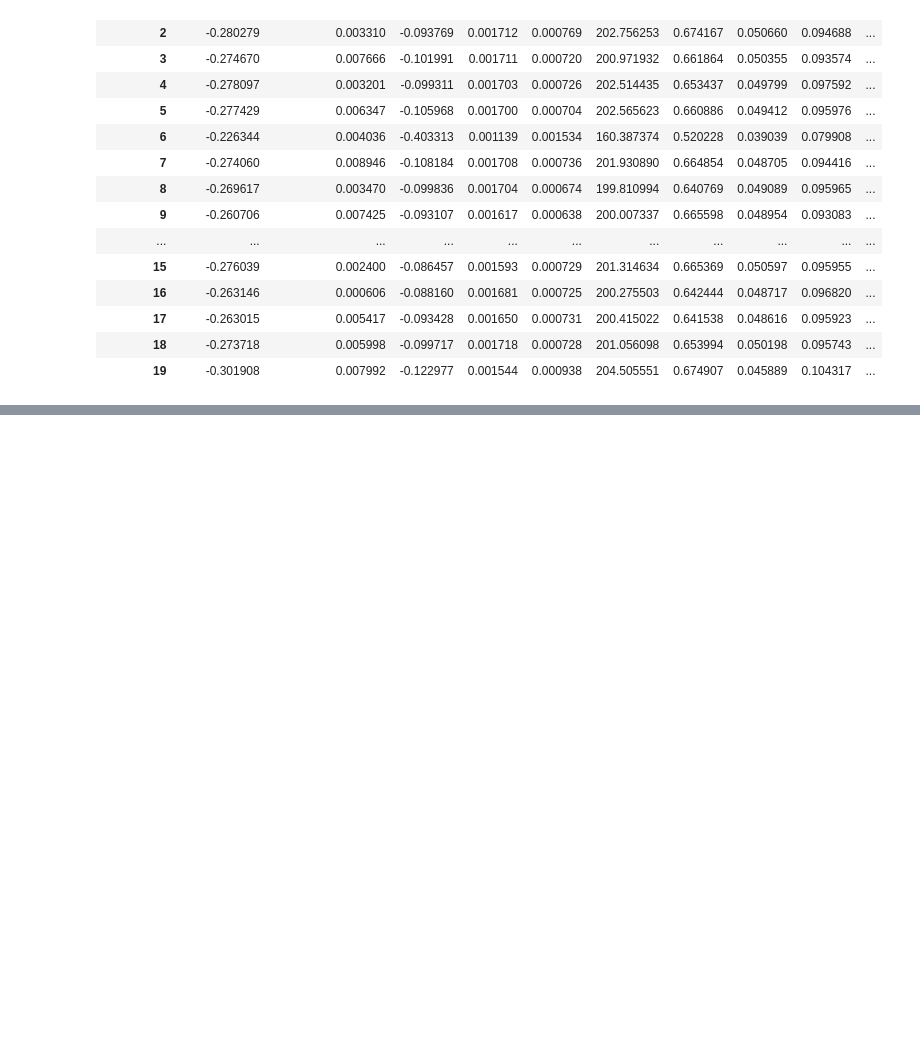
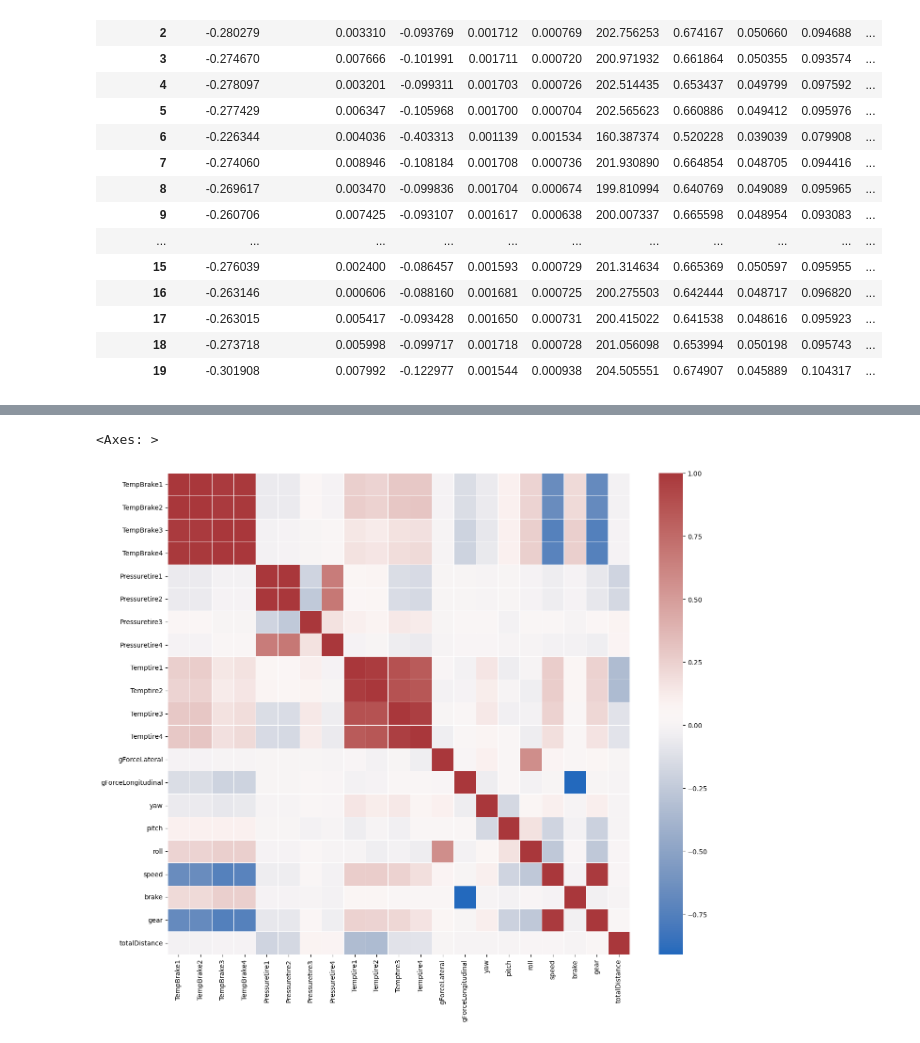
Before and after one commit to rbpowellGA/F1_race_data, a Jupyter notebook: notebooks/analysis.ipynb, the cells around one changed output, grey strips where cells are left out. Saved outputs shown, nothing was run; the diff lists cells and outputs as text; code cells hidden in the pictures; blank space fills up the shorter version.

```diff
--- a/notebooks/analysis.ipynb
+++ b/notebooks/analysis.ipynb
@@ -178,0 +211,29 @@ pilot_avgs
+# %%
+## There are a couple columns in our tm dataset that are strings containing multiple values.
+## They are split into separate columns and converted to a numeric that can be investigated using .corr with the code below.
+
+tm145[['Pressuretire1', 'Pressuretire2',  'Pressuretire3', 'Pressuretire4']] = tm145['tyresPressure'].str.split('/', expand=True)
+tm145[['Temptire1', 'Temptire2',  'Temptire3', 'Temptire4']] = tm145['tyresInnerTemperature'].str.split('/', expand=True)
+tm145[['TempBrake1', 'TempBrake2',  'TempBrake3', 'TempBrake4']] = tm145['brakesTemperature'].str.split('/', expand=True)
+tm145.Pressuretire1 = pd.to_numeric(tm145.Pressuretire1)
+tm145.Pressuretire2 = pd.to_numeric(tm145.Pressuretire2)
+tm145.Pressuretire3 = pd.to_numeric(tm145.Pressuretire3)
+tm145.Pressuretire4 = pd.to_numeric(tm145.Pressuretire4)
+tm145.Temptire1 = pd.to_numeric(tm145.Temptire1)
+tm145.Temptire2 = pd.to_numeric(tm145.Temptire2)
+tm145.Temptire3 = pd.to_numeric(tm145.Temptire3)
+tm145.Temptire4 = pd.to_numeric(tm145.Temptire4)
+tm145.TempBrake1 = pd.to_numeric(tm145.TempBrake1)
+tm145.TempBrake2 = pd.to_numeric(tm145.TempBrake2)
+tm145.TempBrake3 = pd.to_numeric(tm145.TempBrake3)
+tm145.TempBrake4 = pd.to_numeric(tm145.TempBrake4)
+# %%
+## new columns heatmap with other potentially correlated columns
+
+fig, ax = plt.subplots(figsize=(14,12))
+sns.heatmap(tm145[['TempBrake1', 'TempBrake2',  'TempBrake3', 'TempBrake4','Pressuretire1', 'Pressuretire2',  'Pressuretire3', 'Pressuretire4','Temptire1', 'Temptire2',
+       'Temptire3', 'Temptire4','gForceLateral', 'gForceLongitudinal','yaw', 'pitch', 'roll', 'speed',
+       'brake', 'gear','totalDistance']].corr(), cmap="vlag",linewidths=.5)
+# %% [output]
+<Axes: >
+[figure, added]
```
Also changed, not shown: parts of 12 cells of this notebook, 3 other files.
